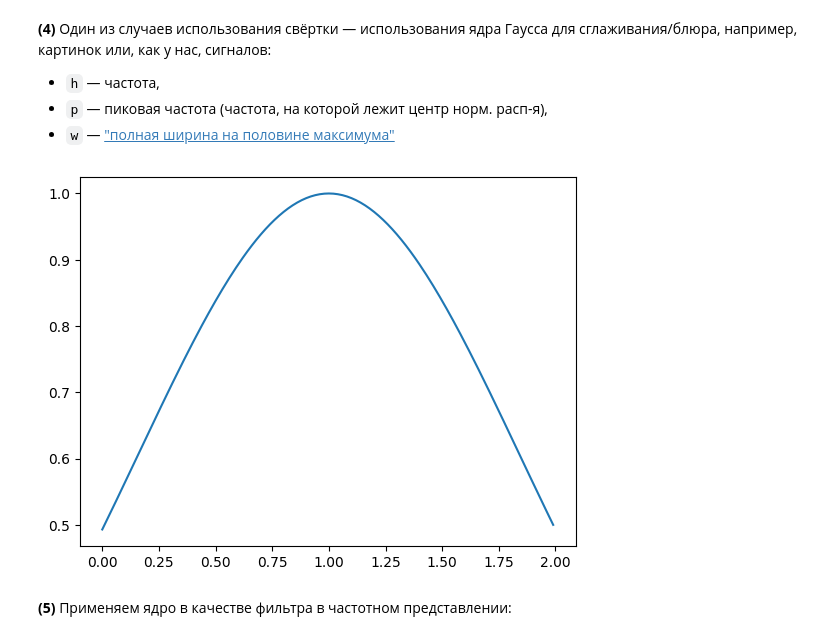
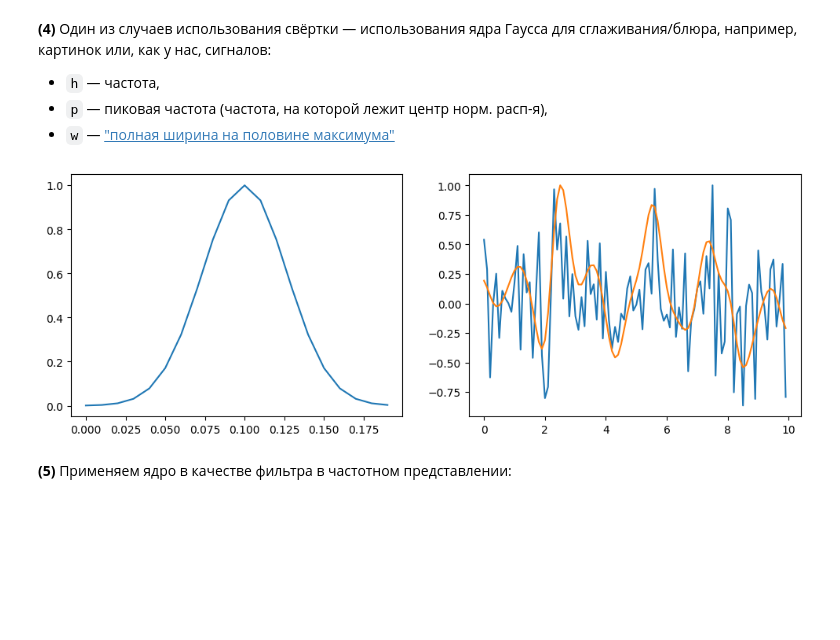
Before and after one commit to bakafox/digsigproc, a Jupyter notebook: Lab4/convolutions.ipynb, the cells around one changed output. Drawn from its saved outputs; the diff is of its cells as text; code cells hidden in the pictures; blank space fills up the shorter version.

```diff
--- a/Lab4/convolutions.ipynb
+++ b/Lab4/convolutions.ipynb
@@ -271,18 +271,37 @@ plt.show()
 # %%
 def gauss(h, p, w):
     s = w * (2 * np.pi - 1) / (4 * np.pi)
-    g = np.exp(-0.5 *
+    g = np.exp(-5 *
         ((h - p) / s)**2
     )
     return g
+# %%
+np.random.seed(10)
+
+test_time = np.arange(0, 10, 0.1)
+test_values = [np.random.normal(0, 1) for a in test_time]
 # %%
-c = 1
-time_singular = np.arange(0, c*2, 0.01)
-gauss_values = [gauss(a, c, c*2) for a in time_singular]
+c = 0.1
+gauss_time = np.arange(0, c*2, 0.01)
+gauss_values = [gauss(a, c, c*2) for a in gauss_time]
 
-plt.plot(time_singular, gauss_values)
+plt.figure(figsize=(12, 4))
+
+plt.subplot(1, 2, 1)
+plt.plot(gauss_time, gauss_values)
+
+plt.subplot(1, 2, 2)
+plt.plot(
+    test_time,
+    np.asarray(test_values) / max(test_values)
+)
+plt.plot(
+    test_time,
+    convolute(test_values, gauss_values) / max(convolute(test_values, gauss_values))
+)
+
 plt.show()
 # %% [output]
-[figure, old version]
+[figure, new version]
 # %% [markdown]
 **(5)** Применяем ядро в качестве фильтра в частотном представлении:
```
Also changed, not shown: parts of 15 cells of this notebook.
